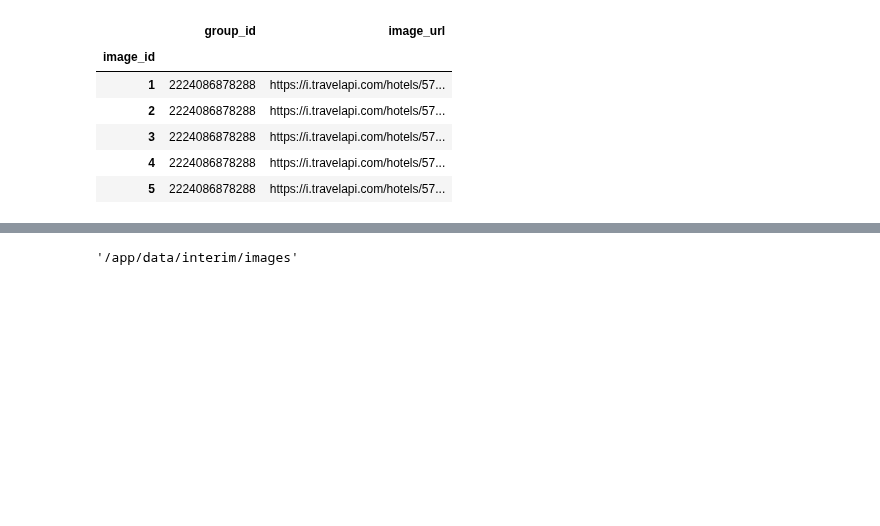
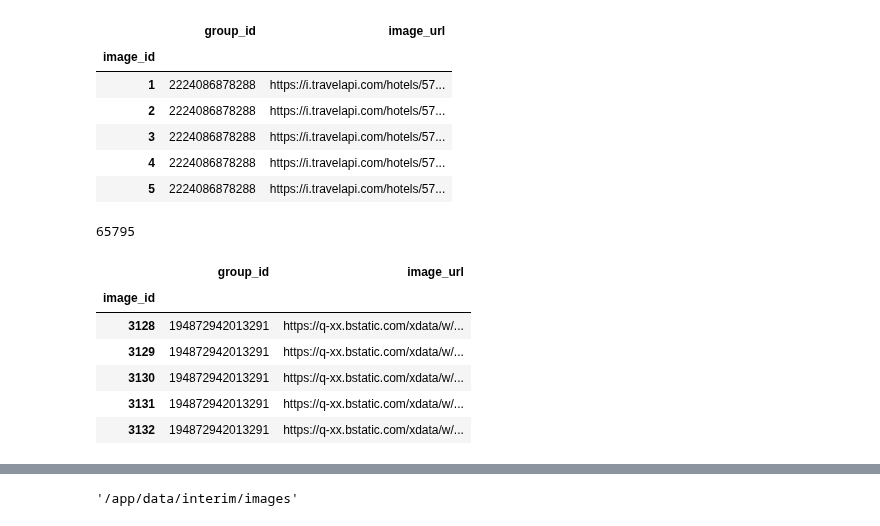
Before and after one commit to henchaves/image-quality-assessment, a Jupyter notebook: services/ai/notebooks/1.0-hsd-get_quality_images.ipynb, the cells around one changed output, grey strips where cells are left out. Cells and saved outputs as stored; diff of their text form; code cells hidden in the pictures; blank space fills up the shorter version.

```diff
--- a/services/ai/notebooks/1.0-hsd-get_quality_images.ipynb
+++ b/services/ai/notebooks/1.0-hsd-get_quality_images.ipynb
@@ -80,6 +68,21 @@ images_df.head()
 | 3 | 2224086878288 | https://i.travelapi.com/hotels/57... |
 | 4 | 2224086878288 | https://i.travelapi.com/hotels/57... |
 | 5 | 2224086878288 | https://i.travelapi.com/hotels/57... |
+# %%
+len(images_df.index)
+# %% [output]
+65795
+# %%
+df1 = images_df[images_df['group_id']=='194872942013291']
+df1.head()
+# %% [output]
+|  | group_id | image_url |
+| image_id |  |  |
+| 3128 | 194872942013291 | https://q-xx.bstatic.com/xdata/w/... |
+| 3129 | 194872942013291 | https://q-xx.bstatic.com/xdata/w/... |
+| 3130 | 194872942013291 | https://q-xx.bstatic.com/xdata/w/... |
+| 3131 | 194872942013291 | https://q-xx.bstatic.com/xdata/w/... |
+| 3132 | 194872942013291 | https://q-xx.bstatic.com/xdata/w/... |
 # %%
 images_dir_path = os.path.join(INTERIM_DIR_PATH, "images")
 create_dir(images_dir_path)
```
Also changed, not shown: parts of 18 cells of this notebook.
